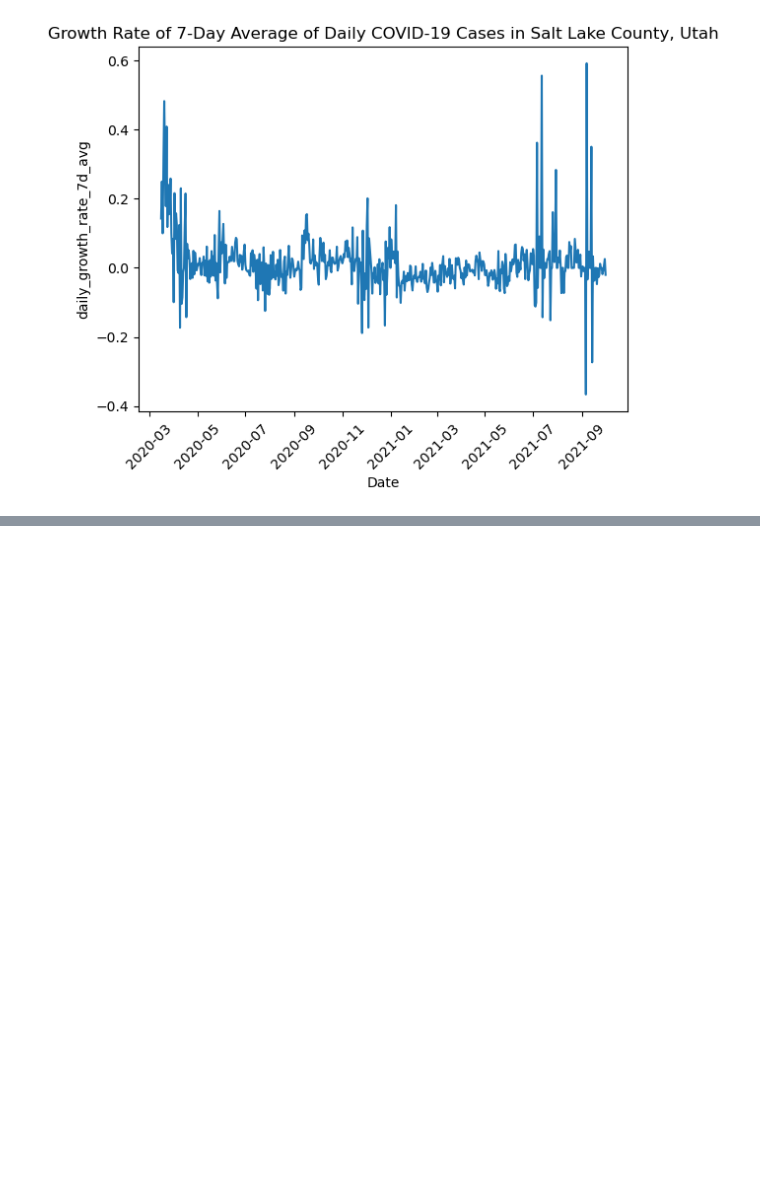
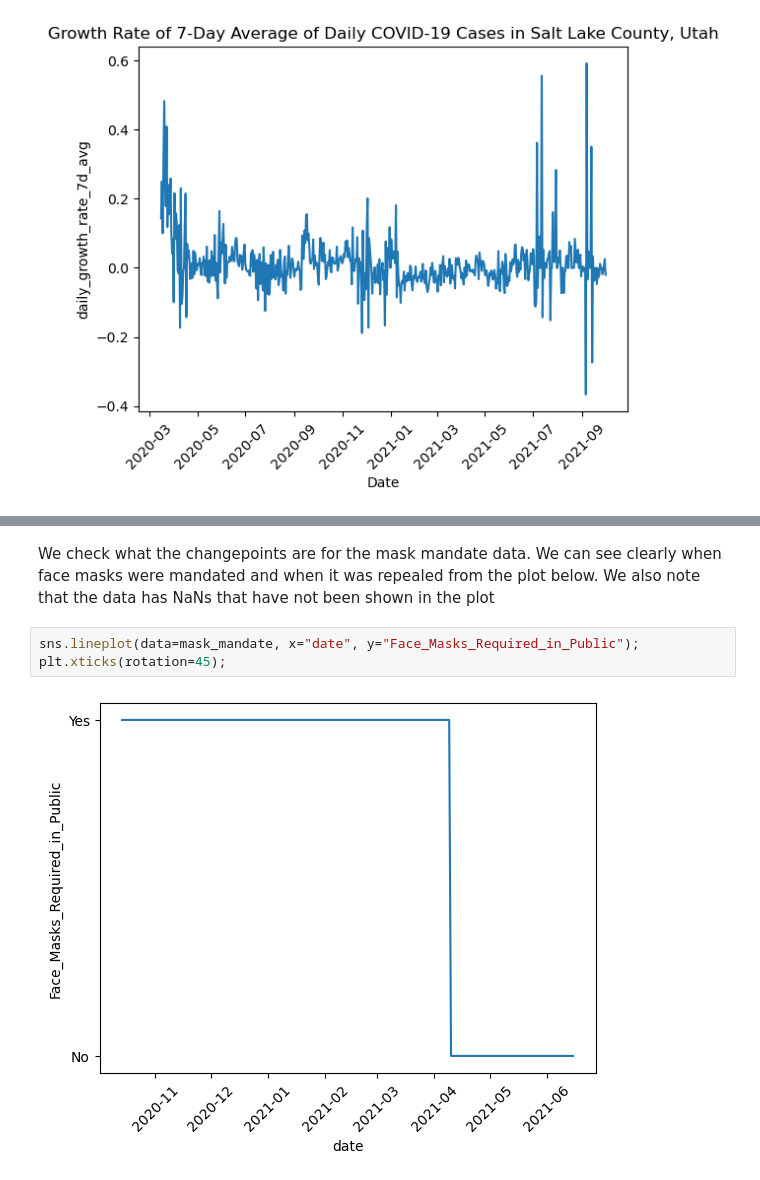
Before and after one commit to hbaghar/covid-analysis-data-512, a Jupyter notebook: Part_1_Collective_Analysis.ipynb, the cells around one changed output, grey strips where cells are left out. Drawn from its saved outputs; the diff is of its cells as text; blank space fills up the shorter version.

```diff
--- a/Part_1_Collective_Analysis.ipynb
+++ b/Part_1_Collective_Analysis.ipynb
@@ -206,0 +227,7 @@ A 14-day smoothing window allows us to observe the over-arching trend. We can no
+# %% [markdown]
+We check what the changepoints are for the mask mandate data. We can see clearly when face masks were mandated and when it was repealed from the plot below. We also note that the data has NaNs that have not been shown in the plot
+# %%
+sns.lineplot(data=mask_mandate, x="date", y="Face_Masks_Required_in_Public");
+plt.xticks(rotation=45);
+# %% [output]
+[figure, added]
```
Also changed, not shown: parts of 18 cells of this notebook.
